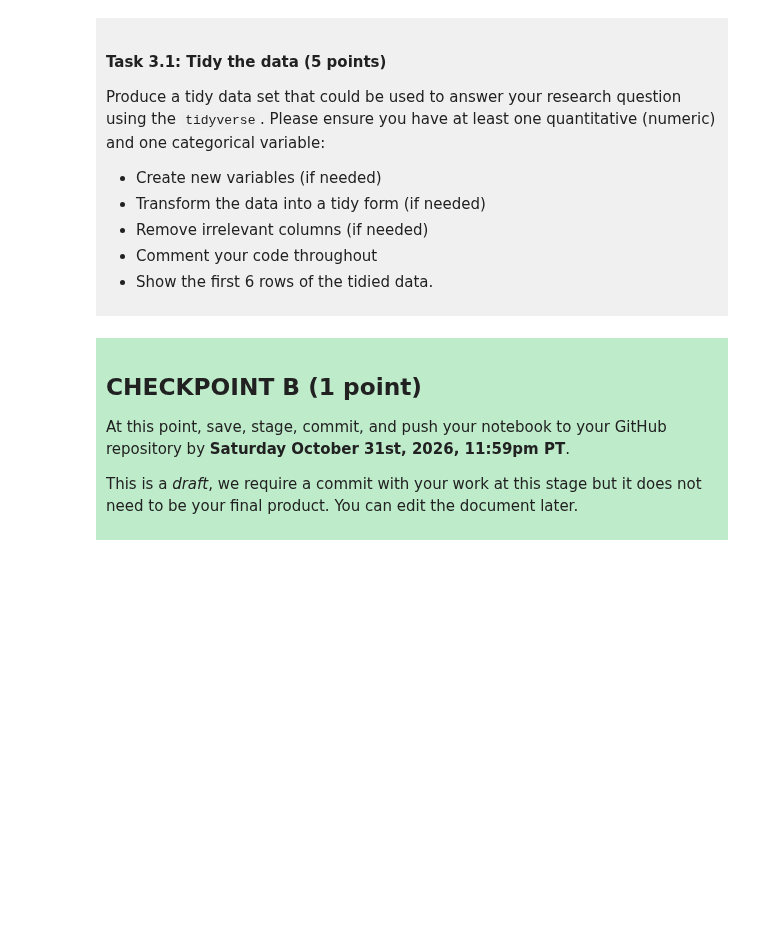
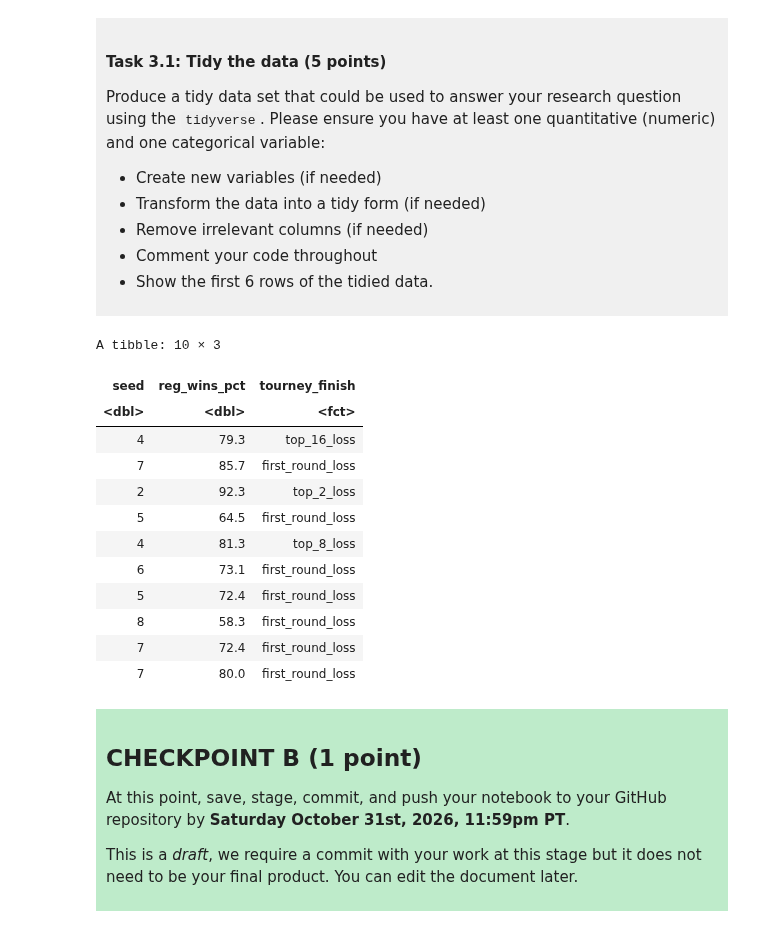
Before and after one commit to jinyichen616-lab/dsci-100-project-Yichen-Jin, a Jupyter notebook: dsci-100-project-notebook.ipynb, the cells around one changed output. Drawn from its saved outputs; the diff is of its cells as text; code cells hidden in the pictures; blank space fills up the shorter version.

```diff
--- a/dsci-100-project-notebook.ipynb
+++ b/dsci-100-project-notebook.ipynb
@@ -211,7 +220,25 @@ Produce a tidy data set that could be used to answer your research question usin
 
 </div>
 # %%
-### EDIT THIS CODE CELL ###
+womens_tidy <- womens_data |>
+select(seed, reg_wins_pct, tourney_finish) |>
+drop_na() |>
+mutate(tourney_finish = as_factor(tourney_finish))
+head(womens_tidy, 10)
+# %% [output]
+A tibble: 10 × 3
+| seed | reg_wins_pct | tourney_finish |
+| <dbl> | <dbl> | <fct> |
+| 4 | 79.3 | top_16_loss |
+| 7 | 85.7 | first_round_loss |
+| 2 | 92.3 | top_2_loss |
+| 5 | 64.5 | first_round_loss |
+| 4 | 81.3 | top_8_loss |
+| 6 | 73.1 | first_round_loss |
+| 5 | 72.4 | first_round_loss |
+| 8 | 58.3 | first_round_loss |
+| 7 | 72.4 | first_round_loss |
+| 7 | 80.0 | first_round_loss |
 # %% [markdown]
 <div style="background-color: #beebca; padding: 10px;">
 
```
Also changed, not shown: parts of 3 cells of this notebook.
